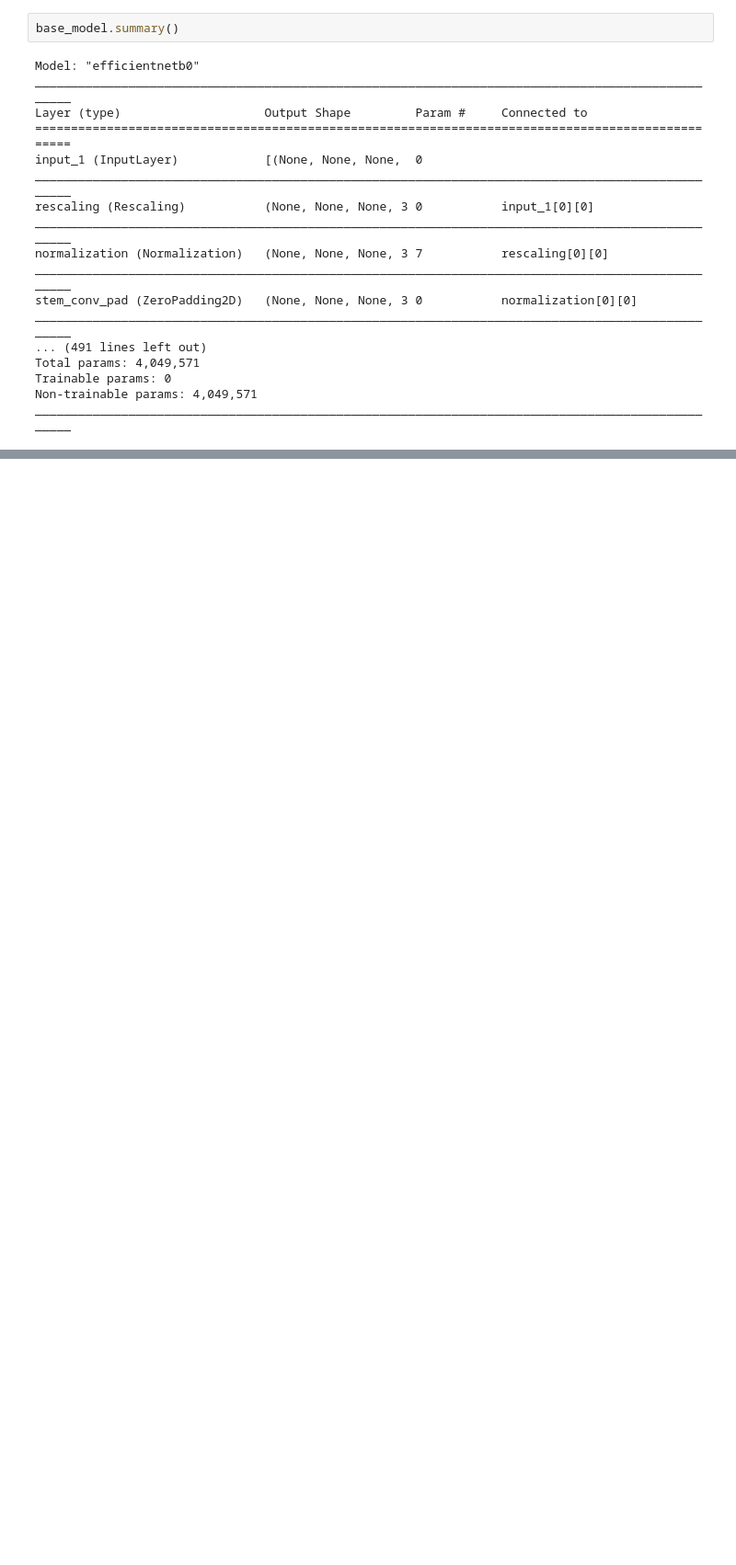
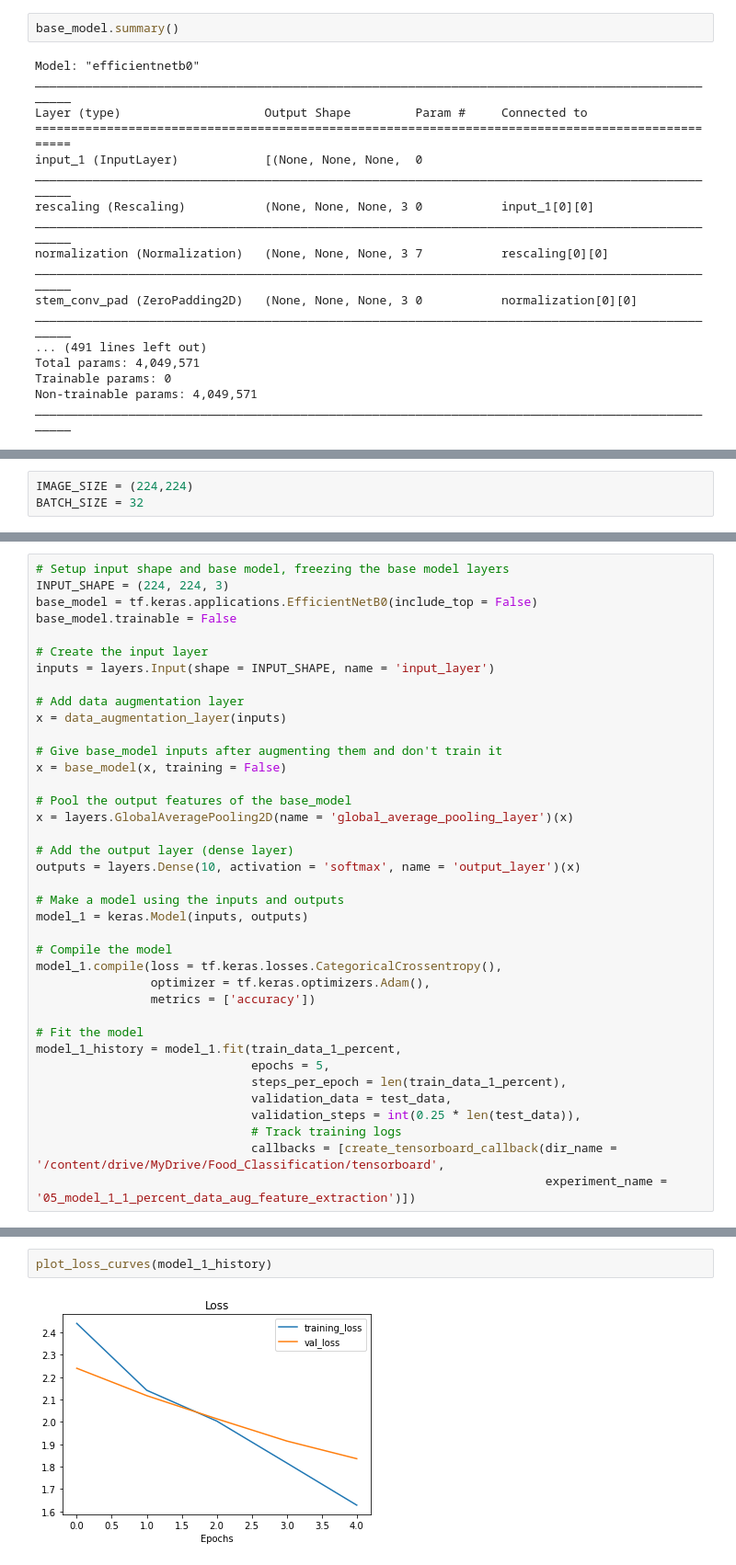
Before and after one commit to Shubhranshu-Malhotra/Tensorflow-Developer-ZTM, a Jupyter notebook: [Practice]_05_transfer_learning_in_tensorflow_part_2_fine_tuning.ipynb, the cells around one changed output, grey strips where cells are left out. Shown at 92% size. Saved outputs shown, nothing was run; the diff lists cells and outputs as text; blank space fills up the shorter version.

```diff
--- a/[Practice]_05_transfer_learning_in_tensorflow_part_2_fine_tuning.ipynb
+++ b/[Practice]_05_transfer_learning_in_tensorflow_part_2_fine_tuning.ipynb
@@ -324,0 +448,3 @@ plot_loss_curves(model_0_history)
+# %%
+IMAGE_SIZE = (224,224)
+BATCH_SIZE = 32
@@ -324,0 +526,38 @@ plot_loss_curves(model_0_history)
+# %%
+# Setup input shape and base model, freezing the base model layers
+INPUT_SHAPE = (224, 224, 3)
+base_model = tf.keras.applications.EfficientNetB0(include_top = False)
+base_model.trainable = False
+
+# Create the input layer
+inputs = layers.Input(shape = INPUT_SHAPE, name = 'input_layer')
+
+# Add data augmentation layer
+x = data_augmentation_layer(inputs)
+
+# Give base_model inputs after augmenting them and don't train it
+x = base_model(x, training = False)
+
+# Pool the output features of the base_model
+x = layers.GlobalAveragePooling2D(name = 'global_average_pooling_layer')(x)
+
+# Add the output layer (dense layer)
+outputs = layers.Dense(10, activation = 'softmax', name = 'output_layer')(x)
+
+# Make a model using the inputs and outputs
+model_1 = keras.Model(inputs, outputs)
+
+# Compile the model
+model_1.compile(loss = tf.keras.losses.CategoricalCrossentropy(),
+                optimizer = tf.keras.optimizers.Adam(),
+                metrics = ['accuracy'])
+
+# Fit the model
+model_1_history = model_1.fit(train_data_1_percent,
+                              epochs = 5,
+                              steps_per_epoch = len(train_data_1_percent),
+                              validation_data = test_data,
+                              validation_steps = int(0.25 * len(test_data)),
+                              # Track training logs
+                              callbacks = [create_tensorboard_callback(dir_name = '/content/drive/MyDrive/Food_Classification/tensorboard',
+                                                                       experiment_name = '05_model_1_1_percent_data_aug_feature_extraction')])
@@ -324,0 +601,4 @@ plot_loss_curves(model_0_history)
+# %%
+plot_loss_curves(model_1_history)
+# %% [output]
+[figure, added]
```
Also changed, not shown: parts of 34 cells of this notebook.
